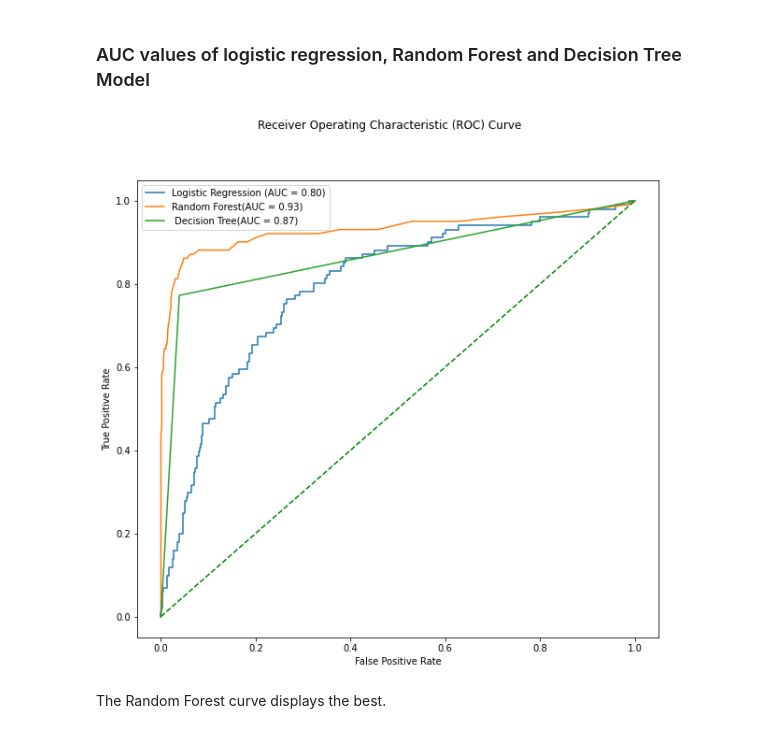
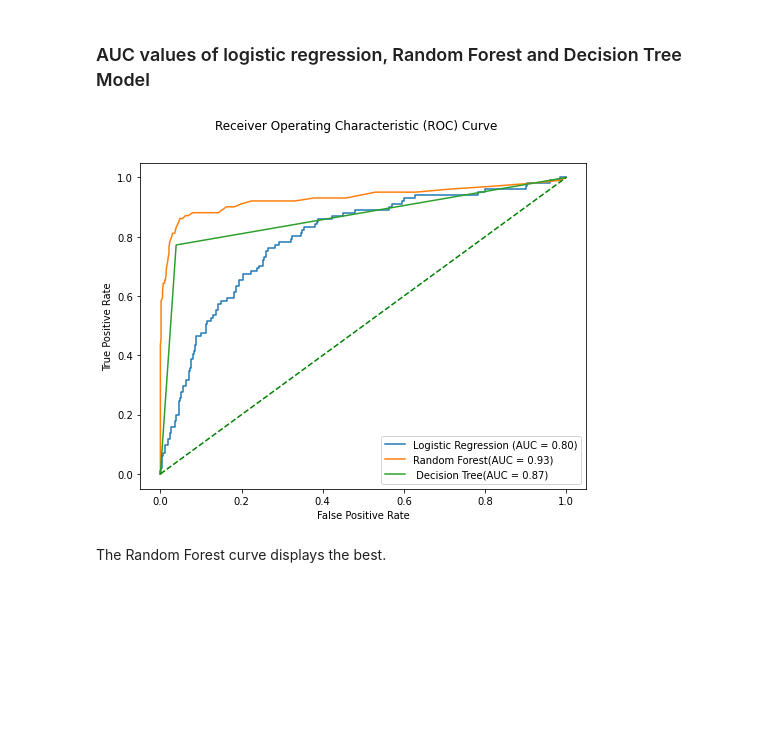
Before and after one commit to TabbyMirara47/phase_3_project, a Jupyter notebook: syriatel_customer _churn.ipynb, the cells around one changed output. Drawn from its saved outputs; the diff is of its cells as text; code cells hidden in the pictures; blank space fills up the shorter version.

```diff
--- a/syriatel_customer _churn.ipynb
+++ b/syriatel_customer _churn.ipynb
@@ -759,25 +759,25 @@ fpr_dt, tpr_dt,_ = roc_curve(y_test, y_prob_dt)
 # %%
 # AUC ROC scores
 auc_lr = roc_auc_score(y_test, y_prob_lr)
 auc_rf = roc_auc_score(y_test, y_prob_rf)
 auc_dt = roc_auc_score(y_test, y_prob_dt)
 
 #plot ROC curves
-plt.figure(figsize=(10,9))
+plt.figure(figsize=(8,6))
 plt.plot(fpr_lr, tpr_lr, label= f'Logistic Regression (AUC = {auc_lr:.2f})')
 plt.plot(fpr_rf, tpr_rf, label=f'Random Forest(AUC = {auc_rf:.2f})')
 plt.plot(fpr_dt, tpr_dt, label=f' Decision Tree(AUC = {auc_dt:.2f})')
 
 #Plotting ROC curve for random guessing
 plt.plot([0, 1], [0, 1], linestyle='--', color= 'green')
 
 plt.xlabel('False Positive Rate')
 plt.ylabel('True Positive Rate')
 plt.suptitle('Receiver Operating Characteristic (ROC) Curve')
 plt.legend()
 plt.show()
 # %% [output]
-[figure, old version]
+[figure, new version]
 # %% [markdown]
 The Random Forest curve displays the best.
 # %% [markdown]
```
Also changed, not shown: parts of 2 cells of this notebook, 4 other files.
